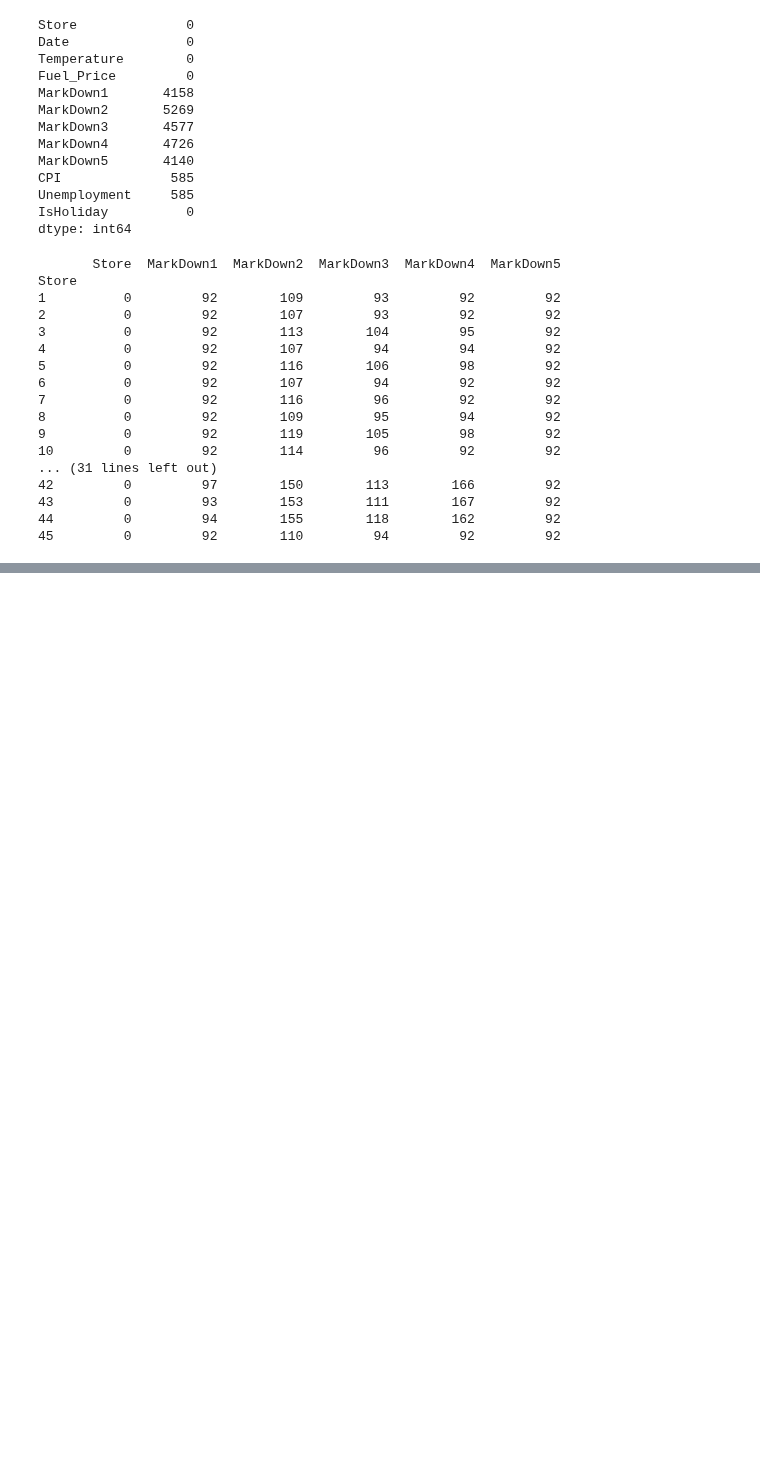
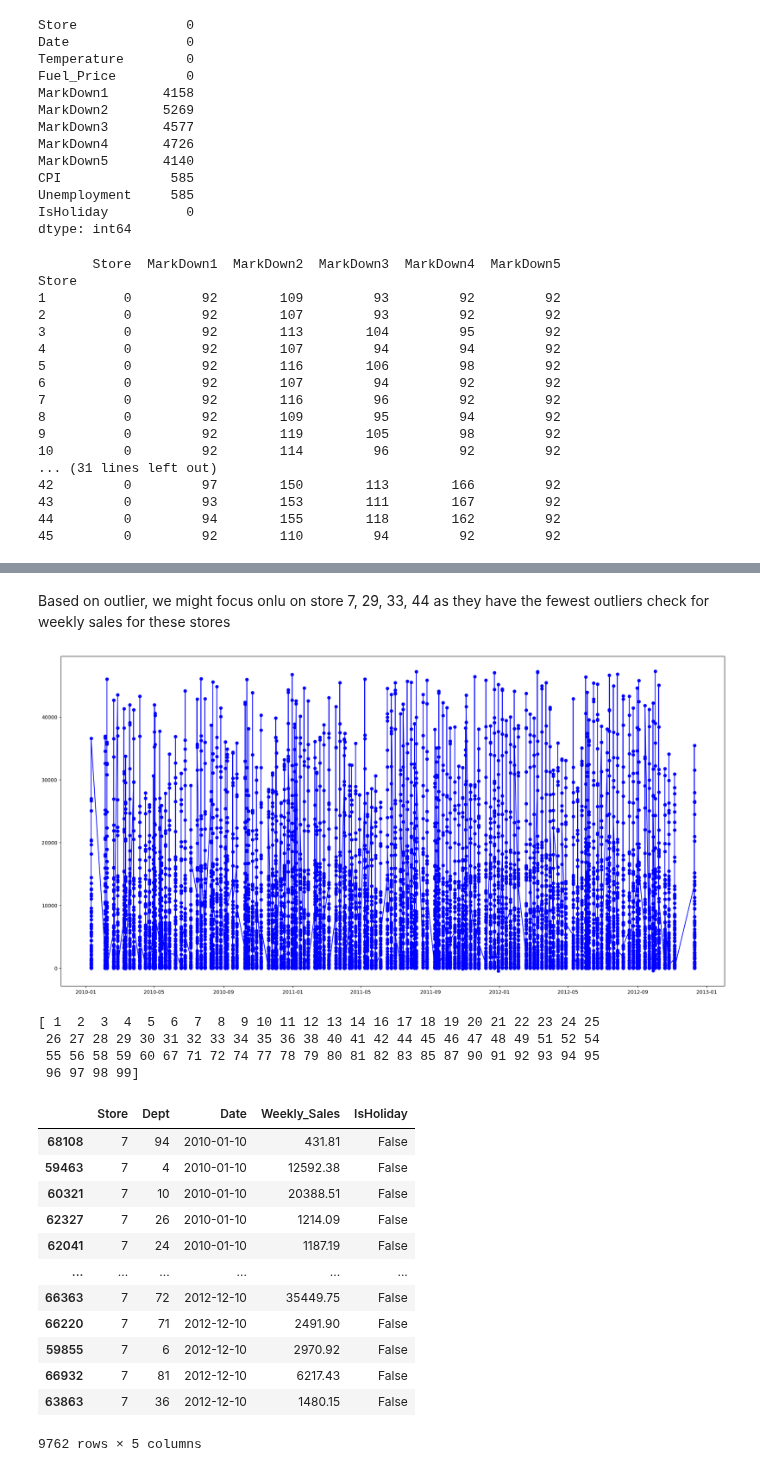
Before and after one commit to Johannes3001/AppliedML_Assign.01, a Jupyter notebook: Assignment2/Codes/Johannes_Code.ipynb, the cells around one changed output, grey strips where cells are left out. Drawn from its saved outputs; the diff is of its cells as text; code cells hidden in the pictures; blank space fills up the shorter version.

```diff
--- a/Assignment2/Codes/Johannes_Code.ipynb
+++ b/Assignment2/Codes/Johannes_Code.ipynb
@@ -74,0 +115,12 @@ Store
+# %%
+for x in ['Weekly_Sales']:
+    q75,q25 = np.percentile(sales_df.loc[:,x],[75,25])
+    intr_qr = q75-q25
+
+intr_qr
+max = q75+(1.5*intr_qr)
+min = q25-(1.5*intr_qr)
+
+ #data points that lie outside of the lower and the upper bound with a NULL value.
+sales_df.loc[sales_df[x] < min,x] = np.nan
+sales_df.loc[sales_df[x] > max,x] = np.nan
@@ -74,0 +156,35 @@ Store
+# %% [markdown]
+Based on outlier, we might focus onlu on store 7, 29, 33, 44 as they have the fewest outliers
+check for weekly sales for these stores
+# %%
+def show_sales(df, storeNo):
+    store_df = df[df["Store"]==storeNo]
+    store_df = store_df.sort_values(by="Date")
+
+    plt.figure(figsize=(24, 12))  # Set the figure size
+    plt.plot(store_df['Date'], store_df['Weekly_Sales'], marker='o', linestyle='-', color='b')
+    plt.show()
+    uniqueDept = store_df["Dept"].unique()
+    print(np.sort(uniqueDept))
+    return store_df
+# %%
+show_sales(sales_df, 7)
+# %% [output]
+[figure, added]
+[ 1  2  3  4  5  6  7  8  9 10 11 12 13 14 16 17 18 19 20 21 22 23 24 25
+ 26 27 28 29 30 31 32 33 34 35 36 38 40 41 42 44 45 46 47 48 49 51 52 54
+ 55 56 58 59 60 67 71 72 74 77 78 79 80 81 82 83 85 87 90 91 92 93 94 95
+ 96 97 98 99]
+|  | Store | Dept | Date | Weekly_Sales | IsHoliday |
+| 68108 | 7 | 94 | 2010-01-10 | 431.81 | False |
+| 59463 | 7 | 4 | 2010-01-10 | 12592.38 | False |
+| 60321 | 7 | 10 | 2010-01-10 | 20388.51 | False |
+| 62327 | 7 | 26 | 2010-01-10 | 1214.09 | False |
+| 62041 | 7 | 24 | 2010-01-10 | 1187.19 | False |
+| ... | ... | ... | ... | ... | ... |
+| 66363 | 7 | 72 | 2012-12-10 | 35449.75 | False |
+| 66220 | 7 | 71 | 2012-12-10 | 2491.90 | False |
+| 59855 | 7 | 6 | 2012-12-10 | 2970.92 | False |
+| 66932 | 7 | 81 | 2012-12-10 | 6217.43 | False |
+| 63863 | 7 | 36 | 2012-12-10 | 1480.15 | False |
+9762 rows × 5 columns
```
Also changed, not shown: parts of 9 cells of this notebook.
